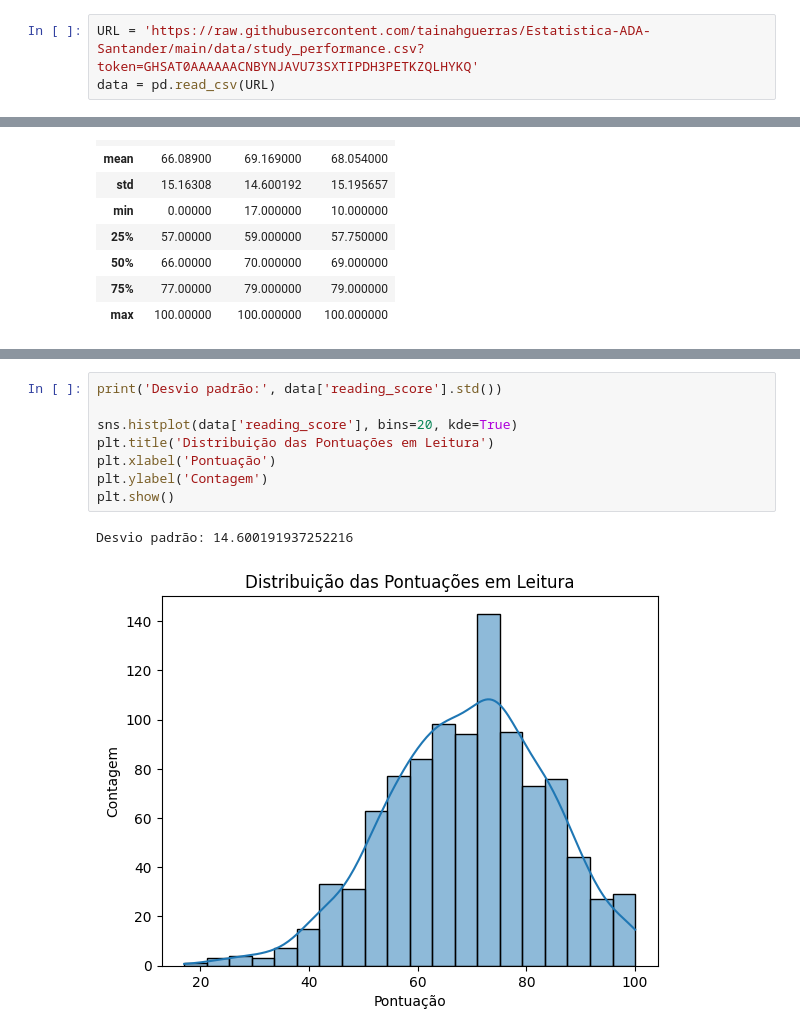
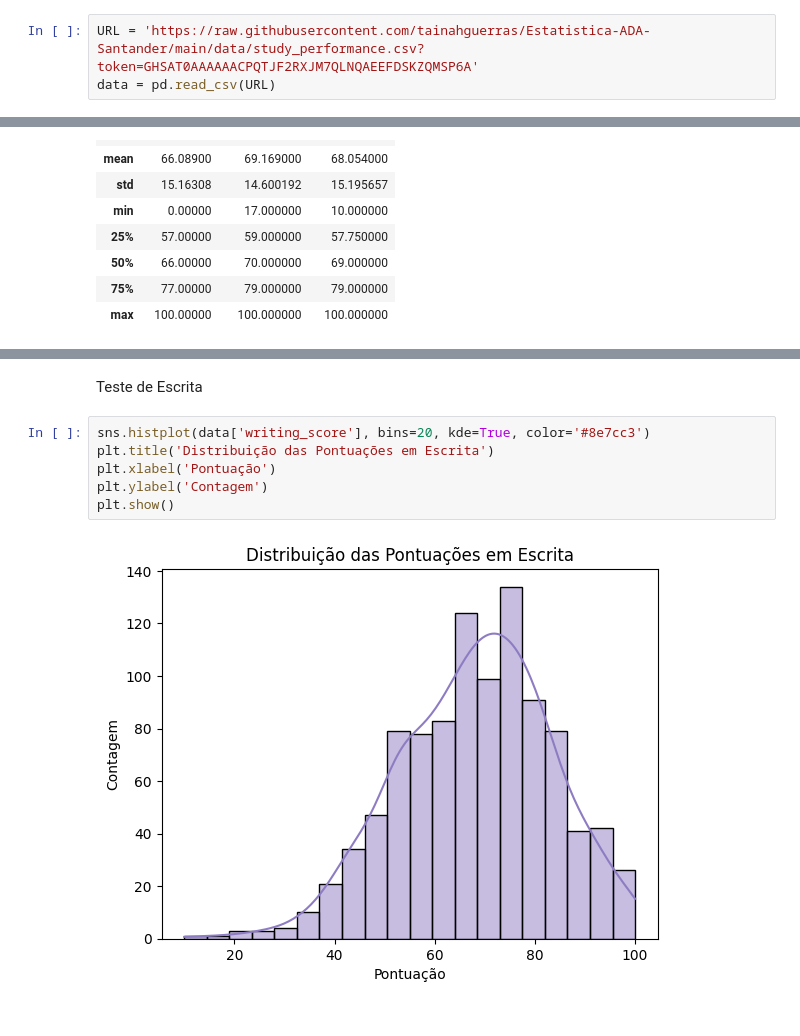
Before and after one commit to tainahguerras/Estatistica-ADA-Santander, a Jupyter notebook: EDA_Tainah.ipynb, the cells around one changed output, grey strips where cells are left out. Saved outputs shown, nothing was run; the diff lists cells and outputs as text.

```diff
--- a/EDA_Tainah.ipynb
+++ b/EDA_Tainah.ipynb
@@ -5,3 +10,3 @@ import seaborn as sns
 # %%
-URL = 'https://raw.githubusercontent.com/tainahguerras/Estatistica-ADA-Santander/main/data/study_performance.csv?token=GHSAT0AAAAAACNBYNJAVU73SXTIPDH3PETKZQLHYKQ'
+URL = 'https://raw.githubusercontent.com/tainahguerras/Estatistica-ADA-Santander/main/data/study_performance.csv?token=GHSAT0AAAAAACPQTJF2RXJM7QLNQAEEFDSKZQMSP6A'
 data = pd.read_csv(URL)
@@ -96,12 +136,11 @@ Desvio padrão: 15.163080096009452
+# %% [markdown]
+Teste de Escrita
 # %%
-print('Desvio padrão:', data['reading_score'].std())
-
-sns.histplot(data['reading_score'], bins=20, kde=True)
-plt.title('Distribuição das Pontuações em Leitura')
+sns.histplot(data['writing_score'], bins=20, kde=True, color='#8e7cc3')
+plt.title('Distribuição das Pontuações em Escrita')
 plt.xlabel('Pontuação')
 plt.ylabel('Contagem')
 plt.show()
 # %% [output]
-Desvio padrão: 14.600191937252216
-[figure, old version]
+[figure, new version]
 # %%
```
Also changed, not shown: parts of 16 cells of this notebook, 1 other file.
